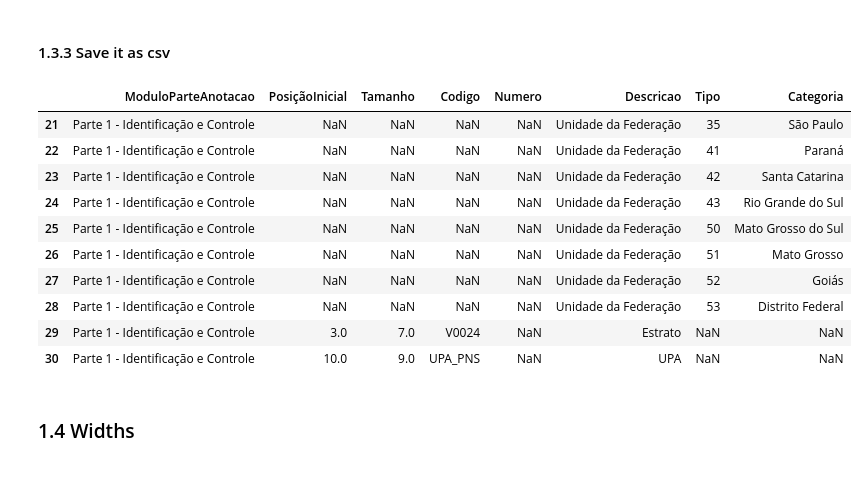
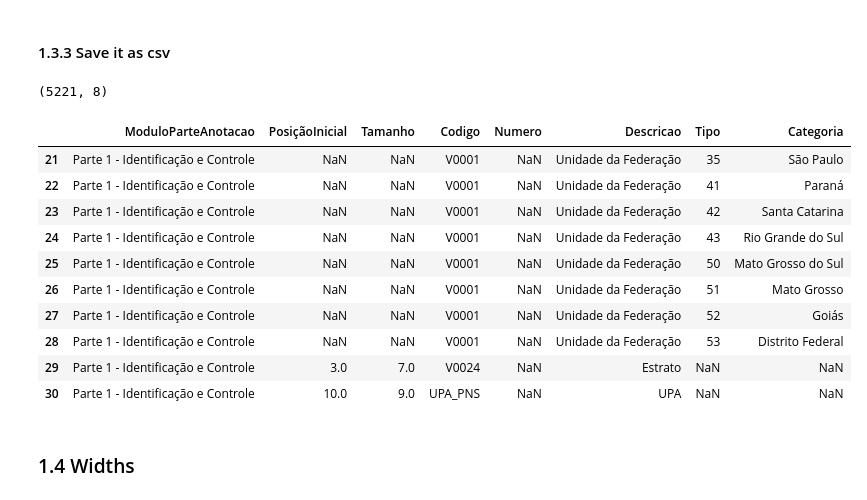
Before and after one commit to feed0/depressao-ibge-pns, a Jupyter notebook: src/pns.ipynb, the cells around one changed output. Drawn from its saved outputs; the diff is of its cells as text; code cells hidden in the pictures.

Commit message:
improved: pns-dictionary.csv by add the codigo and numero columns to the ffill NaNs logic.

```diff
--- a/src/pns.ipynb
+++ b/src/pns.ipynb
@@ -93,30 +93,29 @@ descriptions = dictionary.Descricao.dropna(axis=0).str.strip()
 # Remove escape sequences
 dictionary['Descricao'] = dictionary['Descricao'].str.replace(r"\\n", "", regex=True).str.strip()
 # %%
-# Fill NaN values in the 'Descricao' column
-# These values came from merged columns in the Excel file
-dictionary['Descricao'] = dictionary['Descricao'].fillna(method='ffill')
+# Excel merged cells become NaN in a dataframe
+# Fill NaN values in the 'Descricao', 'ModuloParteAnotacao', 'Codigo' and 'Numero' columns
+for column in ['Descricao', 'ModuloParteAnotacao', 'Codigo', 'Numero']:
+    dictionary[column] = dictionary[column].fillna(method='ffill')
-# %%
-# Fill NaN values in the 'ModuloParteAnotacao' column
-dictionary['ModuloParteAnotacao'] = dictionary['ModuloParteAnotacao'].fillna(method='ffill')
 # %% [markdown]
 #### 1.3.3 Save it as csv
 # %%
 # Uncomment to save the improved dictionary as a CSV file
 dictionary.to_csv("../data/pns-dictionary.csv", index=False)
 
 # Display the first few rows to confirm changes
-dictionary.iloc[35-14:35-4]
+display(dictionary.shape, dictionary.iloc[35-14:35-4])
 # %% [output]
+(5221, 8)
 |  | ModuloParteAnotacao | PosiçãoInicial | Tamanho | Codigo | Numero | Descricao | Tipo | Categoria |
-| 21 | Parte 1 - Identificação e Controle | NaN | NaN | NaN | NaN | Unidade da Federação | 35 | São Paulo |
-| 22 | Parte 1 - Identificação e Controle | NaN | NaN | NaN | NaN | Unidade da Federação | 41 | Paraná |
-| 23 | Parte 1 - Identificação e Controle | NaN | NaN | NaN | NaN | Unidade da Federação | 42 | Santa Catarina |
-| 24 | Parte 1 - Identificação e Controle | NaN | NaN | NaN | NaN | Unidade da Federação | 43 | Rio Grande do Sul |
-| 25 | Parte 1 - Identificação e Controle | NaN | NaN | NaN | NaN | Unidade da Federação | 50 | Mato Grosso do Sul |
-| 26 | Parte 1 - Identificação e Controle | NaN | NaN | NaN | NaN | Unidade da Federação | 51 | Mato Grosso |
-| 27 | Parte 1 - Identificação e Controle | NaN | NaN | NaN | NaN | Unidade da Federação | 52 | Goiás |
-| 28 | Parte 1 - Identificação e Controle | NaN | NaN | NaN | NaN | Unidade da Federação | 53 | Distrito Federal |
+| 21 | Parte 1 - Identificação e Controle | NaN | NaN | V0001 | NaN | Unidade da Federação | 35 | São Paulo |
+| 22 | Parte 1 - Identificação e Controle | NaN | NaN | V0001 | NaN | Unidade da Federação | 41 | Paraná |
+| 23 | Parte 1 - Identificação e Controle | NaN | NaN | V0001 | NaN | Unidade da Federação | 42 | Santa Catarina |
+| 24 | Parte 1 - Identificação e Controle | NaN | NaN | V0001 | NaN | Unidade da Federação | 43 | Rio Grande do Sul |
+| 25 | Parte 1 - Identificação e Controle | NaN | NaN | V0001 | NaN | Unidade da Federação | 50 | Mato Grosso do Sul |
+| 26 | Parte 1 - Identificação e Controle | NaN | NaN | V0001 | NaN | Unidade da Federação | 51 | Mato Grosso |
+| 27 | Parte 1 - Identificação e Controle | NaN | NaN | V0001 | NaN | Unidade da Federação | 52 | Goiás |
+| 28 | Parte 1 - Identificação e Controle | NaN | NaN | V0001 | NaN | Unidade da Federação | 53 | Distrito Federal |
 | 29 | Parte 1 - Identificação e Controle | 3.0 | 7.0 | V0024 | NaN | Estrato | NaN | NaN |
 | 30 | Parte 1 - Identificação e Controle | 10.0 | 9.0 | UPA_PNS | NaN | UPA | NaN | NaN |
 # %% [markdown]
```
Also changed, not shown: 1 other file.
